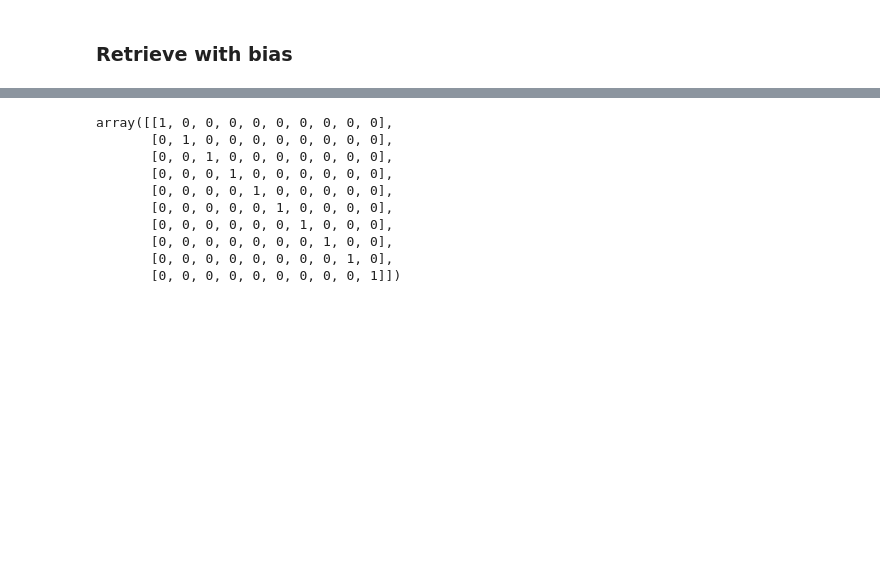
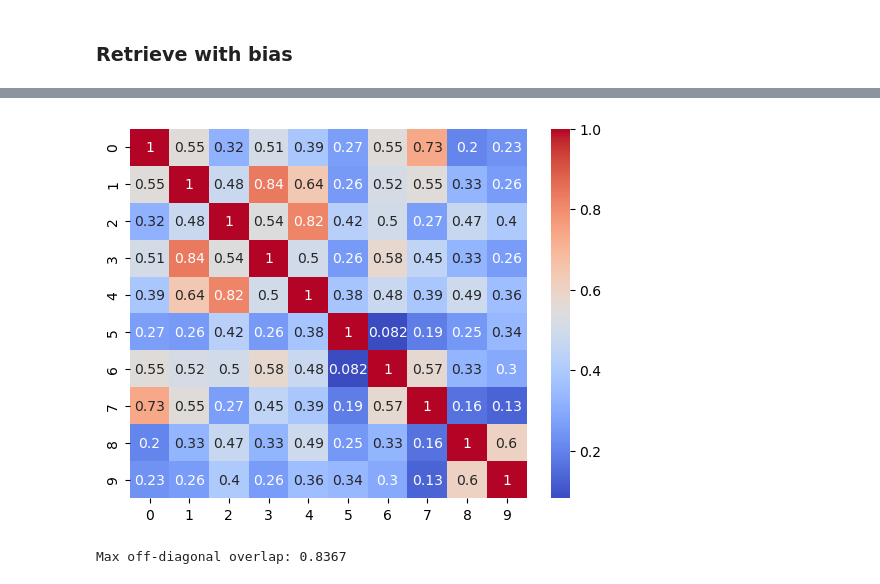
Before and after one commit to LLapsus/hopmemo, a Jupyter notebook: hopfield_demo.ipynb, the cells around one changed output, grey strips where cells are left out. Cells and saved outputs as stored; diff of their text form; code cells hidden in the pictures; blank space fills up the shorter version.

```diff
--- a/hopfield_demo.ipynb
+++ b/hopfield_demo.ipynb
@@ -178,13 +192,11 @@ plot_energy(history)
 # %%
-hopfield_net.overlap_matrix()
+overlap_matrix = hopfield_net.overlap_matrix()
+sns.heatmap(overlap_matrix, annot=True, cmap="coolwarm")
+plt.show()
 # %% [output]
-array([[1, 0, 0, 0, 0, 0, 0, 0, 0, 0],
-       [0, 1, 0, 0, 0, 0, 0, 0, 0, 0],
-       [0, 0, 1, 0, 0, 0, 0, 0, 0, 0],
-       [0, 0, 0, 1, 0, 0, 0, 0, 0, 0],
-       [0, 0, 0, 0, 1, 0, 0, 0, 0, 0],
-       [0, 0, 0, 0, 0, 1, 0, 0, 0, 0],
-       [0, 0, 0, 0, 0, 0, 1, 0, 0, 0],
-       [0, 0, 0, 0, 0, 0, 0, 1, 0, 0],
-       [0, 0, 0, 0, 0, 0, 0, 0, 1, 0],
-       [0, 0, 0, 0, 0, 0, 0, 0, 0, 1]])
+[figure, added]
+# %%
+max_overlap = hopfield_net.max_offdiagonal_overlap()
+print(f"Max off-diagonal overlap: {max_overlap:.4f}")
+# %% [output]
+Max off-diagonal overlap: 0.8367
```
Also changed, not shown: parts of 10 cells of this notebook, 1 other file.
